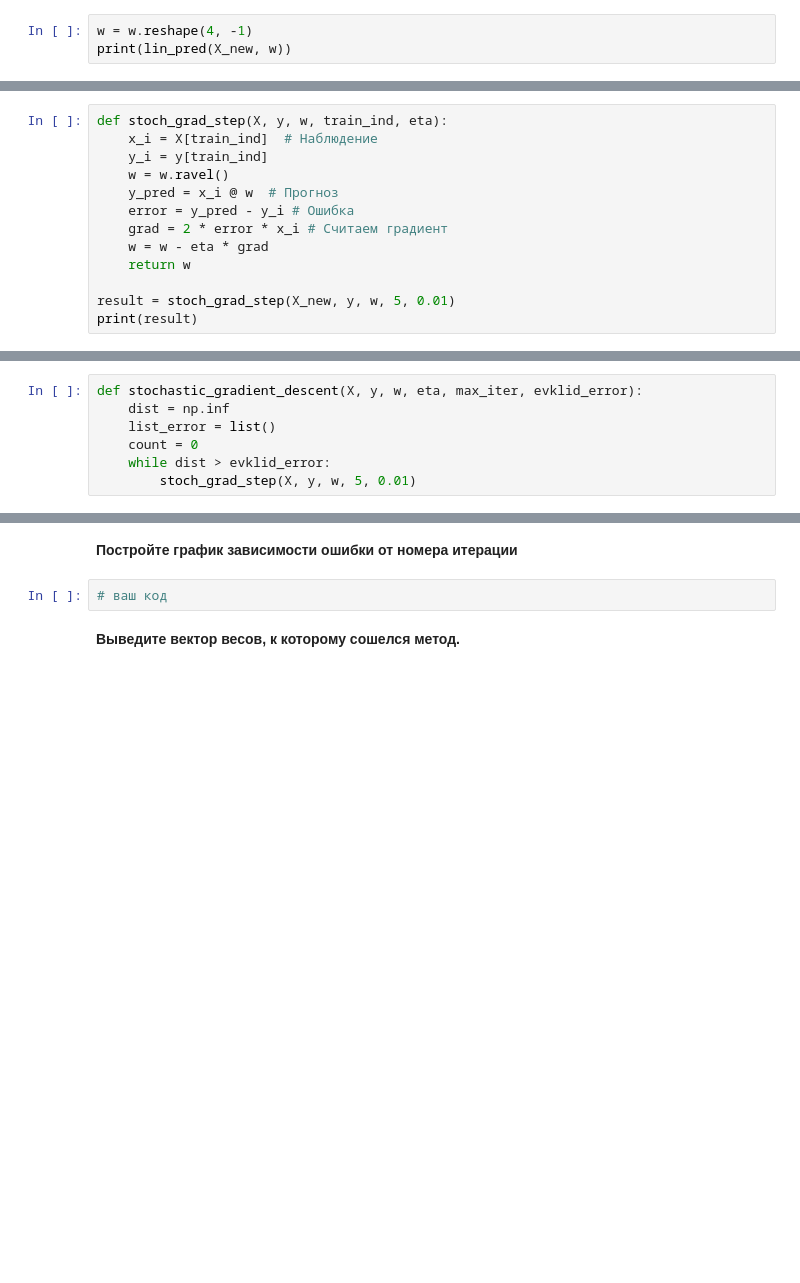
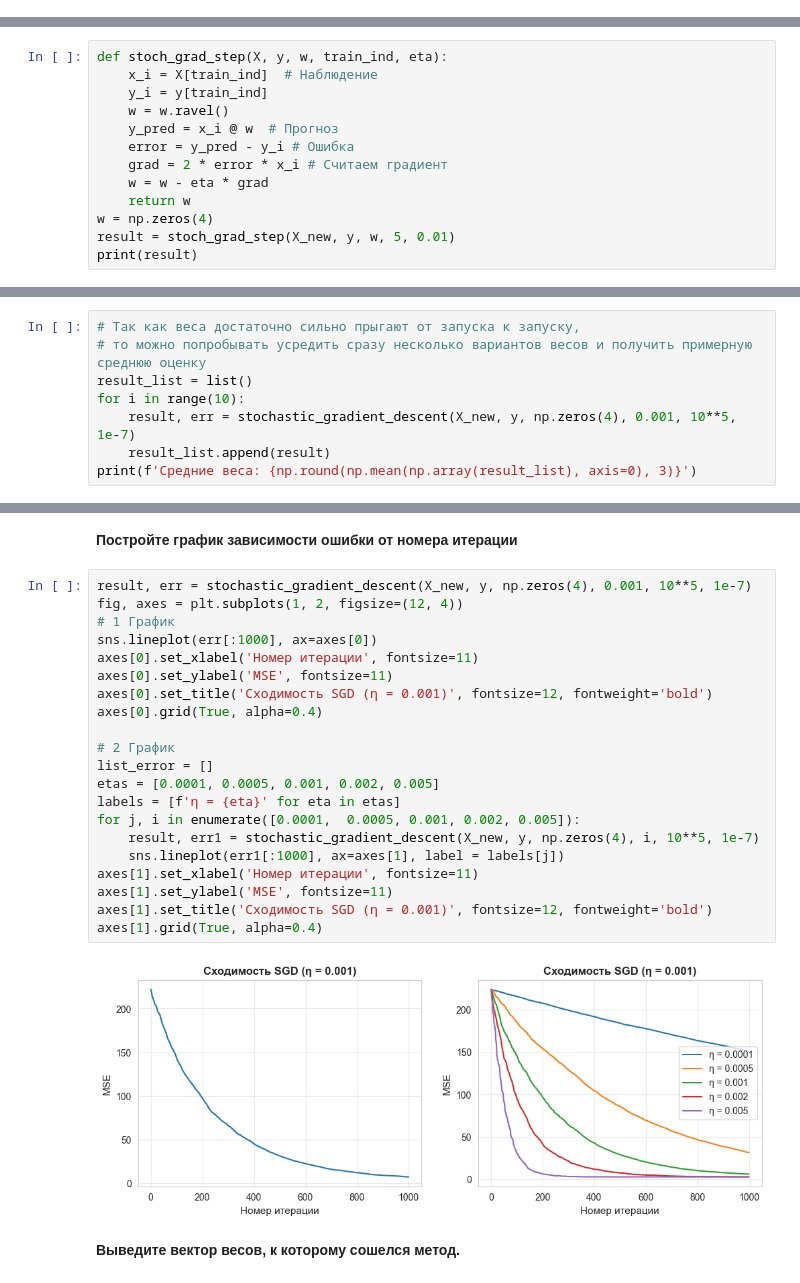
Before and after one commit to AlexKosuhin/SF_data_science, a Jupyter notebook: MATHS/Практика_Оптимизация.ipynb, the cells around one changed output, grey strips where cells are left out. Cells and saved outputs as stored; diff of their text form; blank space fills up the shorter version.

```diff
--- a/MATHS/Практика_Оптимизация.ipynb
+++ b/MATHS/Практика_Оптимизация.ipynb
@@ -189,6 +179,3 @@ print(mse)
 # %%
 def lin_pred(X, w):
     return X @ w
-# %%
-w = w.reshape(4, -1)
-print(lin_pred(X_new, w))
@@ -238,7 +212,7 @@ def stoch_grad_step(X, y, w, train_ind, eta):
     grad = 2 * error * x_i # Считаем градиент
     w = w - eta * grad
     return w
-
+w = np.zeros(4)
 result = stoch_grad_step(X_new, y, w, 5, 0.01)
 print(result)
 # %% [output]
@@ -265,8 +239 @@ print(result)
 * Верните вектор весов и вектор ошибок
-# %%
-def stochastic_gradient_descent(X, y, w, eta, max_iter, evklid_error):
-    dist = np.inf
-    list_error = list()
-    count = 0
-    while dist > evklid_error:
-        stoch_grad_step(X, y, w, 5, 0.01)
@@ -272,0 +268,8 @@ def stochastic_gradient_descent(X, y, w, eta, max_iter, evklid_error):
+# %%
+# Так как веса достаточно сильно прыгают от запуска к запуску,
+# то можно попробывать усредить сразу несколько вариантов весов и получить примерную среднюю оценку
+result_list = list()
+for i in range(10):
+    result, err = stochastic_gradient_descent(X_new, y, np.zeros(4), 0.001, 10**5, 1e-7)
+    result_list.append(result)
+print(f'Средние веса: {np.round(np.mean(np.array(result_list), axis=0), 3)}')
@@ -274,7 +279,28 @@ def stochastic_gradient_descent(X, y, w, eta, max_iter, evklid_error):
  **Запустите $10^5$ итераций стохастического градиентного спуска. Укажите вектор начальных весов, состоящий из нулей. Можете поэкспериментировать с параметром, отвечающим за темп обучения.**
 # %% [markdown]
 **Постройте график зависимости ошибки от номера итерации**
-# %%
-# ваш код
+# %%
+result, err = stochastic_gradient_descent(X_new, y, np.zeros(4), 0.001, 10**5, 1e-7)
+fig, axes = plt.subplots(1, 2, figsize=(12, 4))
+# 1 График
+sns.lineplot(err[:1000], ax=axes[0])
+axes[0].set_xlabel('Номер итерации', fontsize=11)
+axes[0].set_ylabel('MSE', fontsize=11)
+axes[0].set_title('Сходимость SGD (η = 0.001)', fontsize=12, fontweight='bold')
+axes[0].grid(True, alpha=0.4)
+
+# 2 График
+list_error = []
+etas = [0.0001, 0.0005, 0.001, 0.002, 0.005]
+labels = [f'η = {eta}' for eta in etas]
+for j, i in enumerate([0.0001,  0.0005, 0.001, 0.002, 0.005]):
+    result, err1 = stochastic_gradient_descent(X_new, y, np.zeros(4), i, 10**5, 1e-7)
+    sns.lineplot(err1[:1000], ax=axes[1], label = labels[j])
+axes[1].set_xlabel('Номер итерации', fontsize=11)
+axes[1].set_ylabel('MSE', fontsize=11)
+axes[1].set_title('Сходимость SGD (η = 0.001)', fontsize=12, fontweight='bold')
+axes[1].grid(True, alpha=0.4)
+# %% [output]
+[figure, added]
 # %% [markdown]
 **Выведите вектор весов, к которому сошелся метод.**
```
Also changed, not shown: parts of 13 cells of this notebook.
